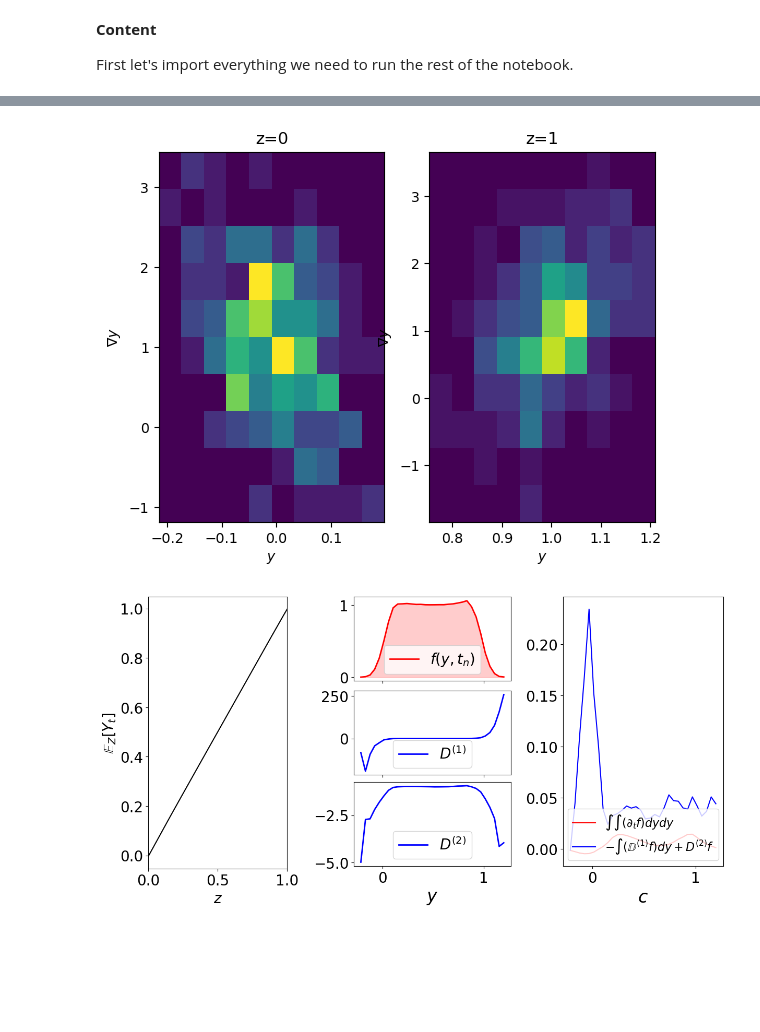
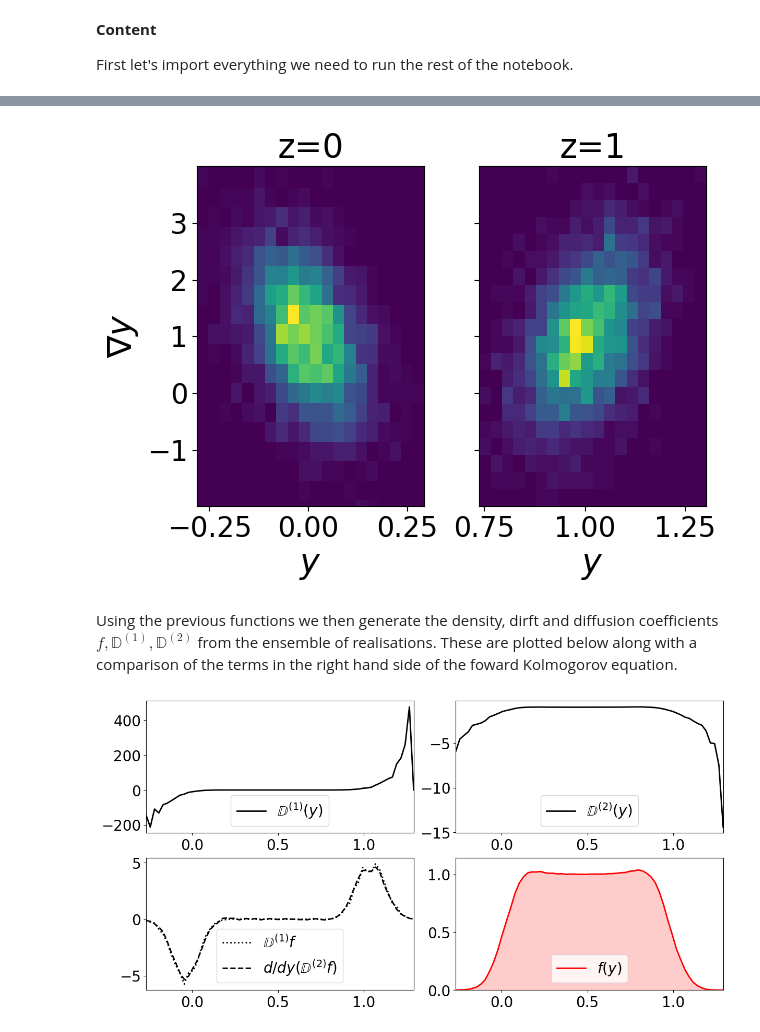
Before and after one commit to D-stratify/Theory, a Jupyter notebook: Diffusion/Diffusion_1D_Stochastic_BCS.ipynb, the cells around one changed output, grey strips where cells are left out. Drawn from its saved outputs; the diff is of its cells as text; code cells hidden in the pictures; blank space fills up the shorter version.

```diff
--- a/Diffusion/Diffusion_1D_Stochastic_BCS.ipynb
+++ b/Diffusion/Diffusion_1D_Stochastic_BCS.ipynb
@@ -87,19 +86,18 @@ where $\mu_z$ denotes the mean value of the scalar on the left and right hand bo
 
 Below we write a solver for the SDE as well as for the 1D diffusion problem.
 # %%
-def OU(Y_t,W_t,dt,μ, a,σ,τ):
+def OU(Y_t,W_t,dt, μ_z,a,σ):
     """
     Ornstein-Ulhenbeck process
     """
 
-    D    = np.sqrt(2*σ**2 /τ)
     dW_t = np.sqrt(dt) * W_t
 
     # Euler Maruyama
-    return  Y_t + a*(μ - Y_t)*(dt/τ) + D * dW_t
+    return  Y_t + a*(μ_z - Y_t)*dt + σ * dW_t
 
 # Solver
-def Solve(N=1000,T=1,Nz=64,κ=1, a=1,σ=0.05,τ=.1,W=None):
+def Solve(N=1000,T=1,Nz=24,a=10,σ=.25,W=None):
 
     zcoord = d3.Coordinate('z')
     dist   = d3.Distributor(zcoord, dtype=np.float64)
@@ -121,7 +119,7 @@ def Solve(N=1000,T=1,Nz=64,κ=1, a=1,σ=0.05,τ=.1,W=None):
 
     # Problem
     problem = d3.IVP([Y, tau_Y1, tau_Y2], namespace=locals())
-    problem.add_equation("dt(Y) - κ*Yzz = 0")
+    problem.add_equation("dt(Y) - Yzz = 0")
     problem.add_equation("Y(z=0) = g0")
     problem.add_equation("Y(z=1) = g1")
 
@@ -149,10 +147,10 @@ def Solve(N=1000,T=1,Nz=64,κ=1, a=1,σ=0.05,τ=.1,W=None):
 
         # Specify the bcs according to OU process
         Yt_z0    = Y(z=0).evaluate()['g'][0];
-        g0['g'] = OU(Y_t = Yt_z0, W_t=W[n,0],dt=dt,μ=0, a=a,σ=σ,τ=τ)
+        g0['g'] = OU(Y_t = Yt_z0, W_t=W[n,0],dt=dt,μ_z=0,a=a,σ=σ)
 
         Yt_z1    = Y(z=1).evaluate()['g'][0]
-        g1['g'] = OU(Y_t = Yt_z1, W_t=W[n,1],dt=dt,μ=1, a=a,σ=σ,τ=τ)
+        g1['g'] = OU(Y_t = Yt_z1, W_t=W[n,1],dt=dt,μ_z=1,a=a,σ=σ)
 
         solver.step(dt)
 
@@ -434,18 +353,22 @@ Path = 450
 # %%
-#_ = plt.hist(Y0zData[-1,:].flatten(), bins='auto')
+fig, (ax1, ax2) = plt.subplots(ncols=2,sharey=True)
 
-fig, (ax1, ax2) = plt.subplots(ncols=2)
+ax1.hist2d(x=Y0_Data[...].flatten(), y=Y0zData[...].flatten(),bins = 20)
+ax1.set_title(r'z=0',fontsize=24)
+ax1.set_xlabel(r'$y$',fontsize=24)
+ax1.set_ylabel(r'$\nabla y$',fontsize=24)
 
-ax1.hist2d(x=Y0_Data[-1,:].flatten(), y=Y0zData[-1,:].flatten())
-ax1.set_title(r'z=0')
-ax1.set_xlabel(r'$y$')
-ax1.set_ylabel(r'$\nabla y$')
+ax2.hist2d(x=Y1_Data[...].flatten(), y=Y1zData[...].flatten(),bins = 20)
+ax2.set_title(r'z=1',fontsize=24)
+ax2.set_xlabel(r'$y$',fontsize=24)
 
-ax2.hist2d(x=Y1_Data[-1,:].flatten(), y=Y1zData[-1,:].flatten())
-ax2.set_title(r'z=1')
-ax2.set_xlabel(r'$y$')
-ax2.set_ylabel(r'$\nabla y$')
+for ax in [ax1,ax2]:
+    ax.tick_params(axis='x', labelsize=20)
+    ax.tick_params(axis='y', labelsize=20)
 
+plt.tight_layout()
 plt.show()
 # %% [output]
-[figure, old version]
+[figure, new version]
+# %% [markdown]
+Using the previous functions we then generate the density, dirft and diffusion coefficients $f, \mathbb{D}^{(1)}, \mathbb{D}^{(2)}$ from the ensemble of realisations. These are plotted below along with a comparison of the terms in the right hand side of the foward Kolmogorov equation.
@@ -452,17 +417,13 @@ plt.show()
 # %%
 
-Range = (   min(Y_data[-3,...].flatten()),max(Y_data[-3,...].flatten())  );
-N_bins=32
+Range = (   min(Y_data[...].flatten()),max(Y_data[...].flatten())  );
+N_bins=64
 
 # Estimate the terms
-dfdt,f,y  = df_dt(times,Y_data,         Range=Range,N_bins=N_bins)
-D2,E      = diffusion(dY2_data,Y_data,κ,Range=Range,N_bins=N_bins)
-D1        = drift(f,y, Y0_Data,Y1_Data,Y0zData,Y1zData, κ,N_bins)
+f,y  = density(Y_data,Range,N_bins)
+D2,E = diffusion(dY2_data,Y_data,Range,N_bins)
+D1   = drift(f,y, Y0_Data,Y1_Data,Y0zData,Y1zData, N_bins)
 
-L   = Laplacian(y);
-LHS = np.linalg.solve(L,dfdt)
-RHS = - np.cumsum(D1*f)*(y[1]-y[0]) + D2*f
-
-Plot_Terms(z_data,Y_data,y,f,D1,D2,LHS,RHS)
+Plot_Terms(y,f,D1,D2)
 # %% [output]
-[figure, old version]
+[figure, new version]
```
Also changed, not shown: parts of 17 cells of this notebook.
